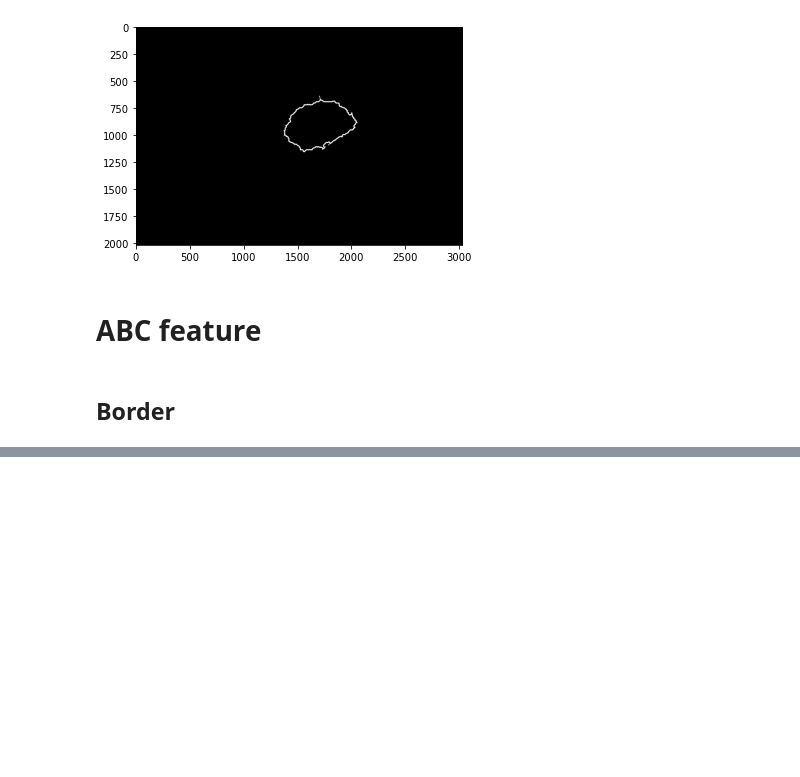
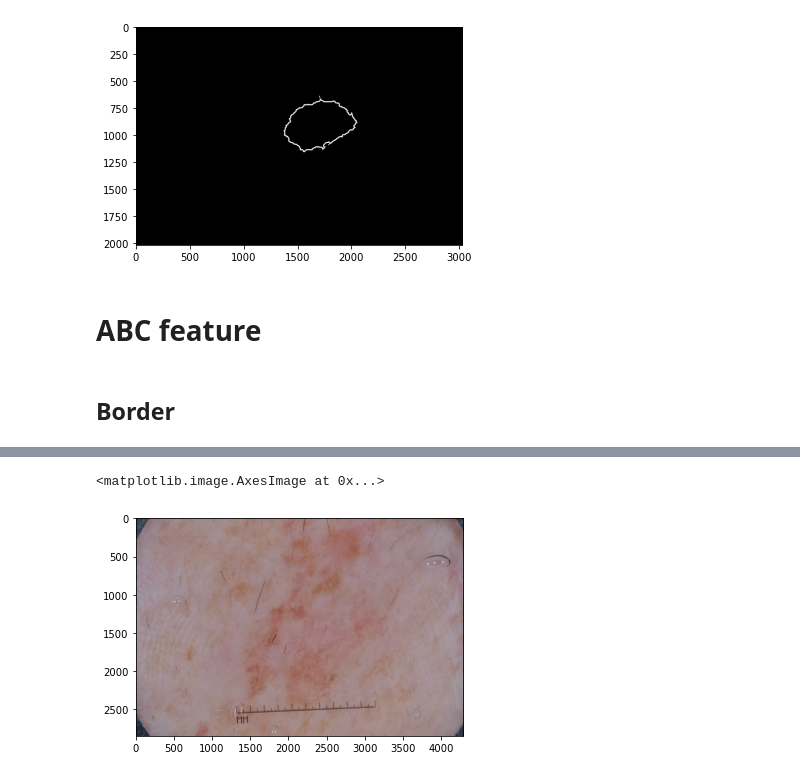
Before and after one commit to adagige/fyp2021p03g02, a Jupyter notebook: notebooks/Exercise 1.ipynb, the cells around one changed output, grey strips where cells are left out. Cells and saved outputs as stored; diff of their text form; code cells hidden in the pictures; blank space fills up the shorter version.

```diff
--- a/notebooks/Exercise 1.ipynb
+++ b/notebooks/Exercise 1.ipynb
@@ -274,3 +352,8 @@ area, perimiter = measure_area_perimeter(mask)
+# %%
+plt.imshow(images[77])
+# %% [output]
+<matplotlib.image.AxesImage at 0x...>
+[figure, added]
 # %%
 ap = []
 for i in range(150):
```
Also changed, not shown: parts of 20 cells of this notebook, 3 other files.
